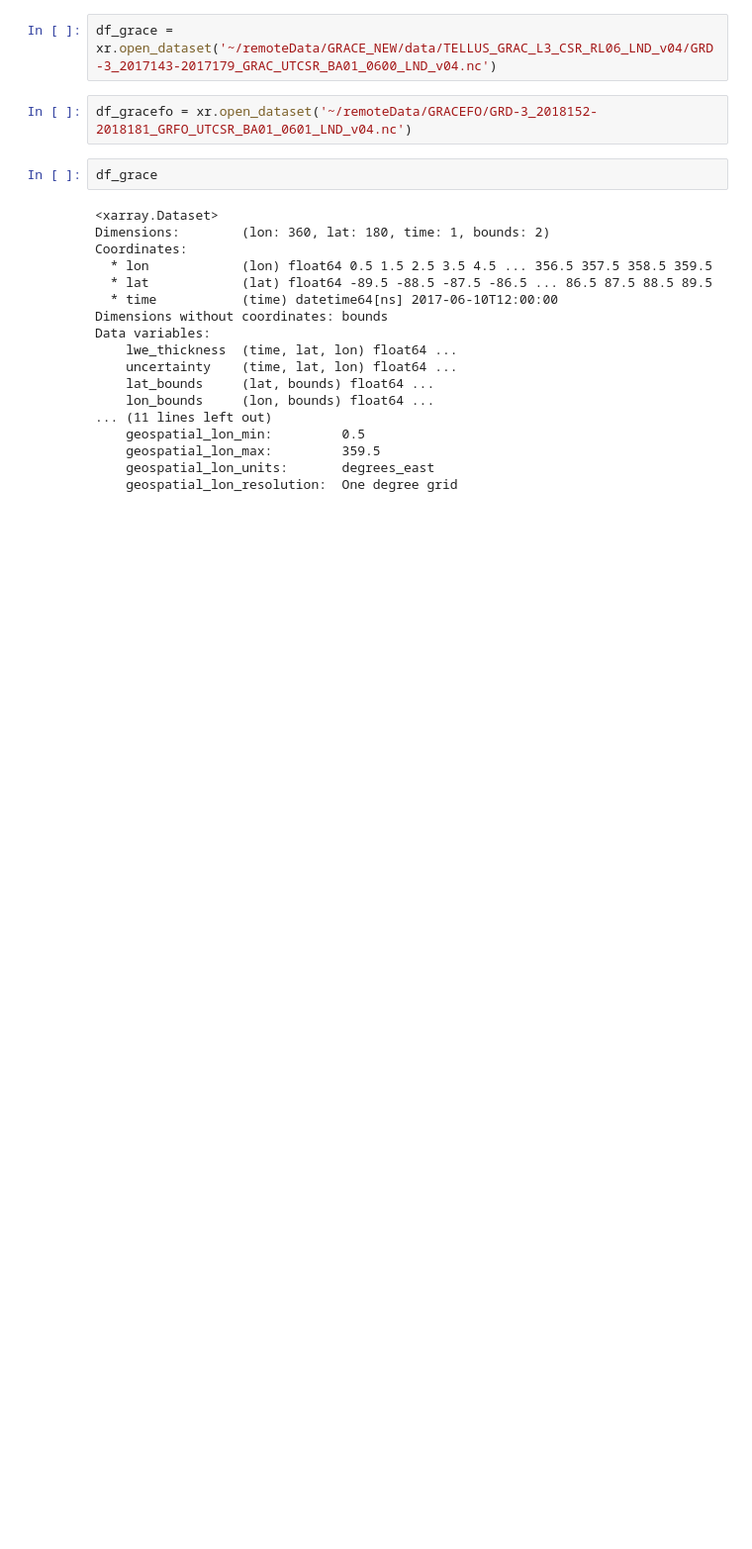
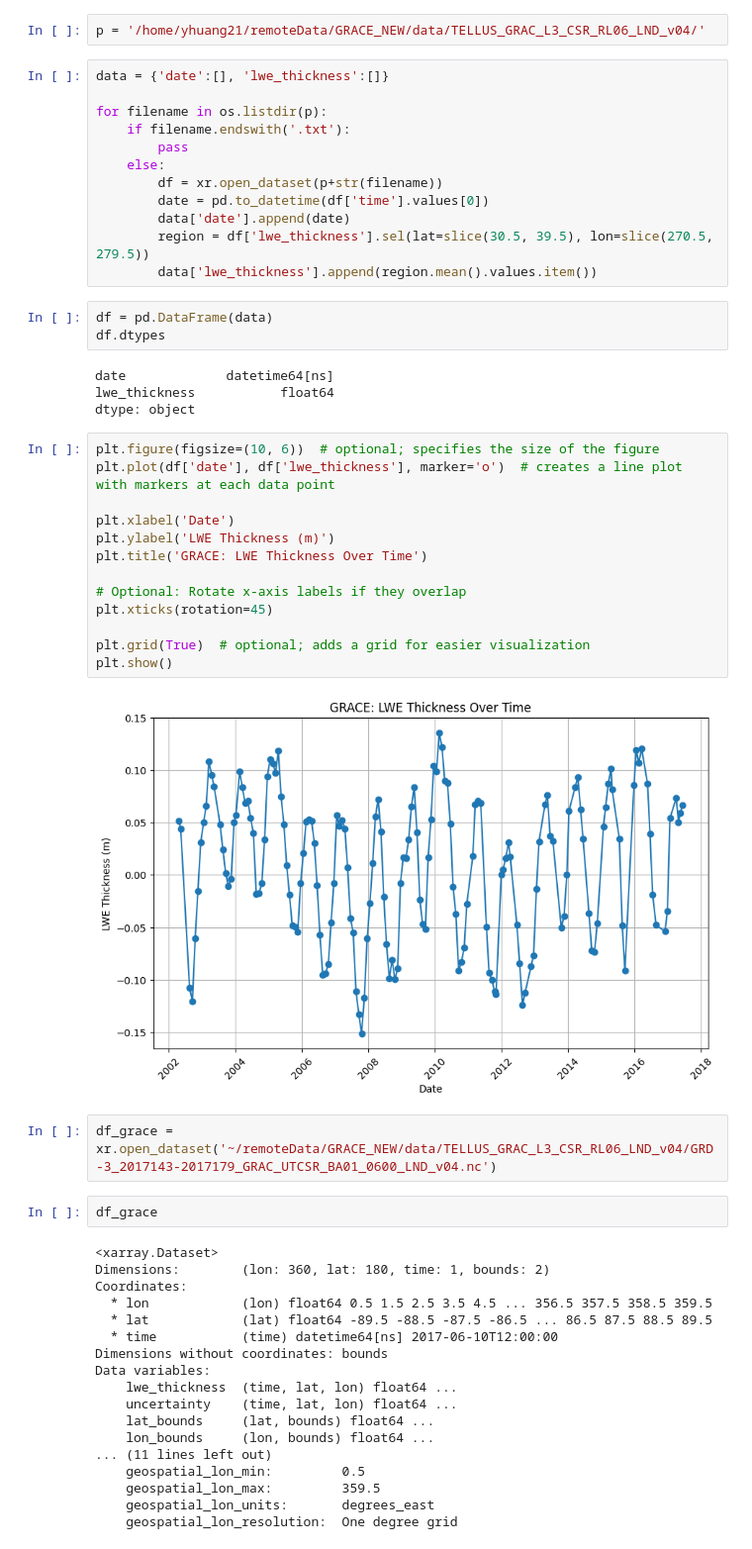
Before and after one commit to uwescience/DSSG2023-Groundwater, a Jupyter notebook: Snippets/yuanninghuang/test.ipynb, the cells around one changed output. Shown at 99% size. Drawn from its saved outputs; the diff is of its cells as text; blank space fills up the shorter version.

Commit message:
GRACE plot

```diff
--- a/Snippets/yuanninghuang/test.ipynb
+++ b/Snippets/yuanninghuang/test.ipynb
@@ -5,7 +9,41 @@ import pandas as pd
+# %%
+p = '/home/yhuang21/remoteData/GRACE_NEW/data/TELLUS_GRAC_L3_CSR_RL06_LND_v04/'
+# %%
+data = {'date':[], 'lwe_thickness':[]}
+
+for filename in os.listdir(p):
+    if filename.endswith('.txt'):
+        pass
+    else:
+        df = xr.open_dataset(p+str(filename))
+        date = pd.to_datetime(df['time'].values[0])
+        data['date'].append(date)
+        region = df['lwe_thickness'].sel(lat=slice(30.5, 39.5), lon=slice(270.5, 279.5))
+        data['lwe_thickness'].append(region.mean().values.item())
+# %%
+df = pd.DataFrame(data)
+df.dtypes
+# %% [output]
+date             datetime64[ns]
+lwe_thickness           float64
+dtype: object
+# %%
+plt.figure(figsize=(10, 6))  # optional; specifies the size of the figure
+plt.plot(df['date'], df['lwe_thickness'], marker='o')  # creates a line plot with markers at each data point
+
+plt.xlabel('Date')
+plt.ylabel('LWE Thickness (m)')
+plt.title('GRACE: LWE Thickness Over Time')
+
+# Optional: Rotate x-axis labels if they overlap
+plt.xticks(rotation=45)
+
+plt.grid(True)  # optional; adds a grid for easier visualization
+plt.show()
+# %% [output]
+[figure, added]
 # %%
 df_grace = xr.open_dataset('~/remoteData/GRACE_NEW/data/TELLUS_GRAC_L3_CSR_RL06_LND_v04/GRD-3_2017143-2017179_GRAC_UTCSR_BA01_0600_LND_v04.nc')
-# %%
-df_gracefo = xr.open_dataset('~/remoteData/GRACEFO/GRD-3_2018152-2018181_GRFO_UTCSR_BA01_0601_LND_v04.nc')
 # %%
 df_grace
 # %% [output]
```
Also changed, not shown: parts of 19 cells of this notebook.
